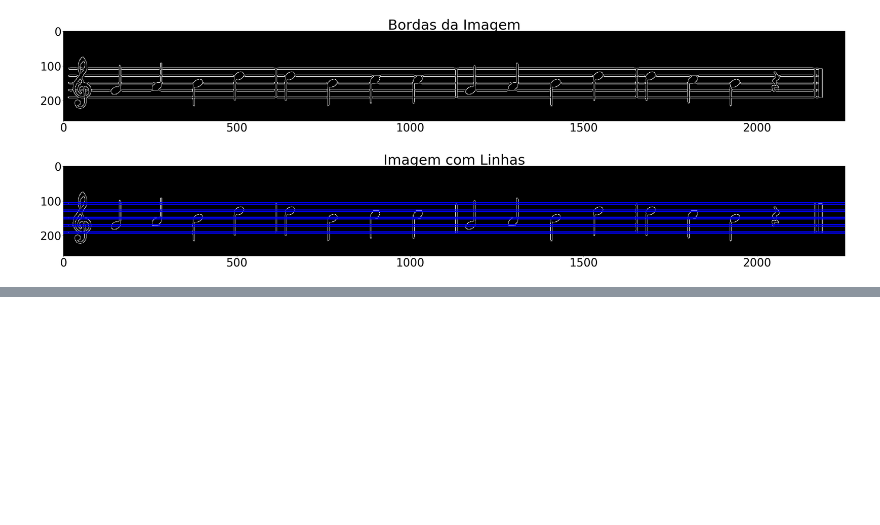
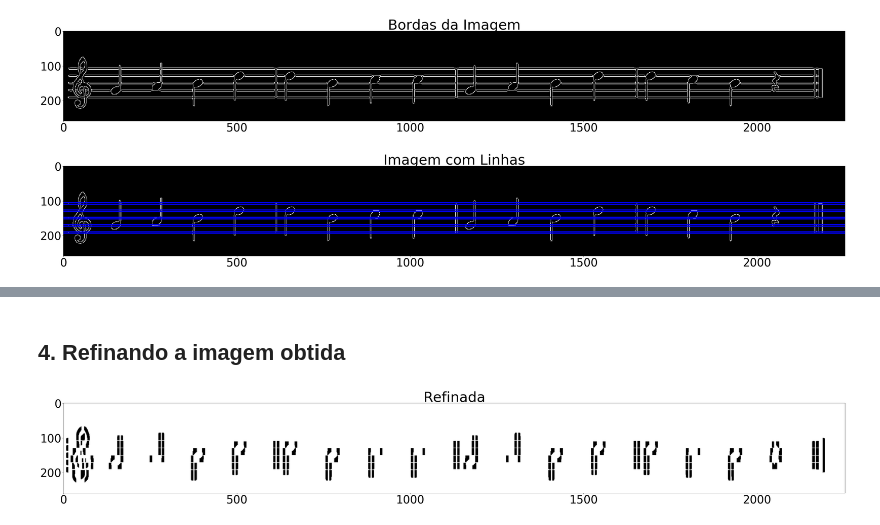
Before and after one commit to brunogriep/dip_music_sheet, a Jupyter notebook: music_sheet_reader.ipynb, the cells around one changed output, grey strips where cells are left out. Drawn from its saved outputs; the diff is of its cells as text; code cells hidden in the pictures; blank space fills up the shorter version.

```diff
--- a/music_sheet_reader.ipynb
+++ b/music_sheet_reader.ipynb
@@ -176,0 +169,15 @@ display(img2,' ', gray=0)
+# %% [markdown]
+## 4. Refinando a imagem obtida
+# %%
+    vertical = cv2.bitwise_not(vertical)
+    edges = cv2.adaptiveThreshold(vertical, 255, cv2.ADAPTIVE_THRESH_MEAN_C, \
+                                cv2.THRESH_BINARY, 3, -2)
+    kernel = np.ones((2, 2), np.uint8)
+    edges = cv2.dilate(edges, kernel)
+    smooth = np.copy(vertical)
+    smooth = cv2.blur(smooth, (2, 2))
+    (rows, cols) = np.where(edges != 0)
+    vertical[rows, cols] = smooth[rows, cols]
+    display(vertical,"Refinada",gray = 1)
+# %% [output]
+[figure, added]
```
Also changed, not shown: parts of 7 cells of this notebook.
